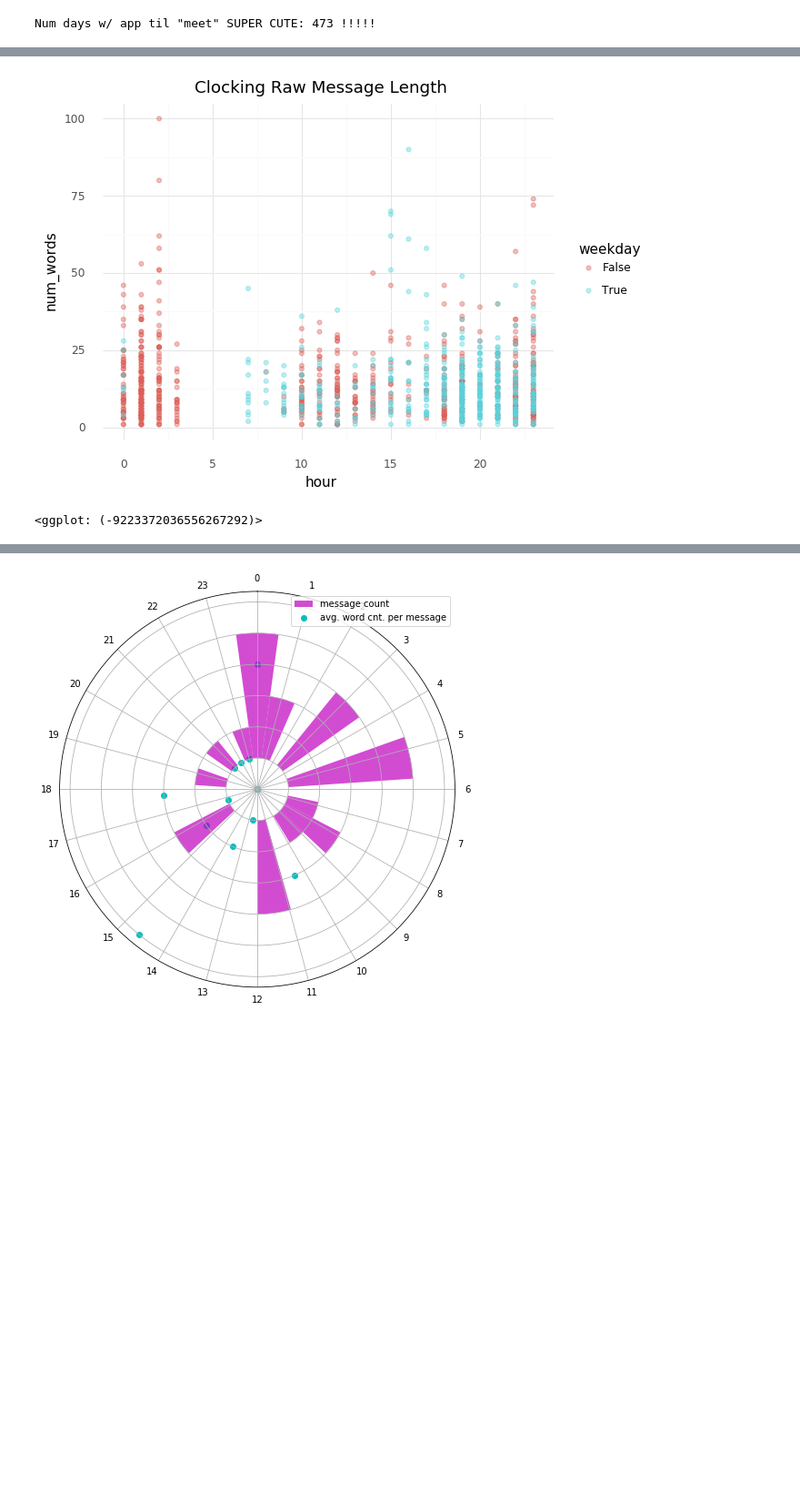
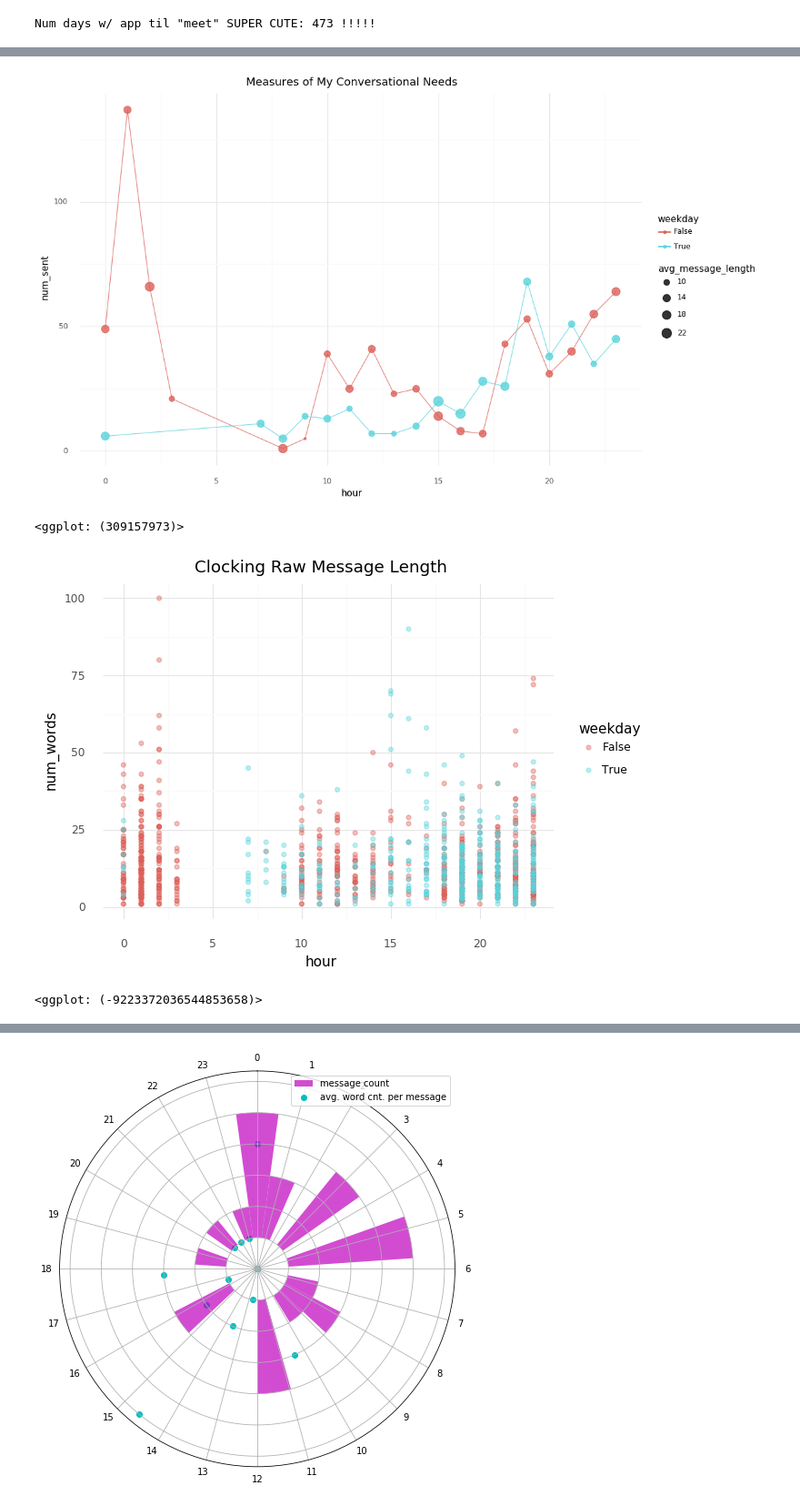
Before and after one commit to katykoenig/personal-data, a Jupyter notebook: my-tinder-data/playing-with-tinder-data.ipynb, the cells around one changed output, grey strips where cells are left out. Shown at 91% size. Drawn from its saved outputs; the diff is of its cells as text; code cells hidden in the pictures; blank space fills up the shorter version.

```diff
--- a/my-tinder-data/playing-with-tinder-data.ipynb
+++ b/my-tinder-data/playing-with-tinder-data.ipynb
@@ -233,10 +259,20 @@ p9.theme_minimal() + p9.theme(figure_size=(10, 6)) + p9.ggtitle('The Nittier Gri
+# %%
+messages_grouped = message_df.groupby(['hour', 'weekday'])['num_words'].agg(['mean', 'count']).reset_index()
+melted_messages = pd.melt(messages_grouped, id_vars=['hour', 'mean', 'count']). \
+                     rename(columns={'value':'weekday', 'count': 'num_sent', 'mean': 'avg_message_length'})
+p9.ggplot(melted_messages, p9.aes('hour', 'num_sent')) + \
+          p9.geom_point(p9.aes(color='weekday', size='avg_message_length'), alpha=0.8) + \
+          p9.geom_line(p9.aes(color='weekday'), alpha=0.8) + p9.theme_minimal() + \
+          p9.theme(figure_size=(12, 8)) + p9.ggtitle('Measures of My Conversational Needs')
+# %% [output]
+[figure, added]
+<ggplot: (309157973)>
 # %%
-p9.ggplot(message_df, p9.aes('hour', 'num_words')) + \
-p9.geom_point(p9.aes(color='weekday'), alpha=0.4) + \
-p9.theme_minimal() + p9.ggtitle('Clocking Raw Message Length')
+p9.ggplot(message_df, p9.aes('hour', 'num_words')) + p9.geom_point(p9.aes(color='weekday'), alpha=0.4) + \
+          p9.theme_minimal() + p9.ggtitle('Clocking Raw Message Length')
 # %% [output]
-[figure, old version]
+[figure, new version]
-<ggplot: (-9223372036556267292)>
+<ggplot: (-9223372036544853658)>
 # %%
 melted_by_dt = pd.melt(message_df.groupby(['hour', 'weekday'])['num_words'].mean().unstack().reset_index().fillna(0), id_vars=['hour'])
 p9.ggplot(melted_by_dt, p9.aes('hour', 'value')) + p9.geom_line(p9.aes(color='weekday'), alpha=0.8) + \
```
Also changed, not shown: parts of 34 cells of this notebook.
